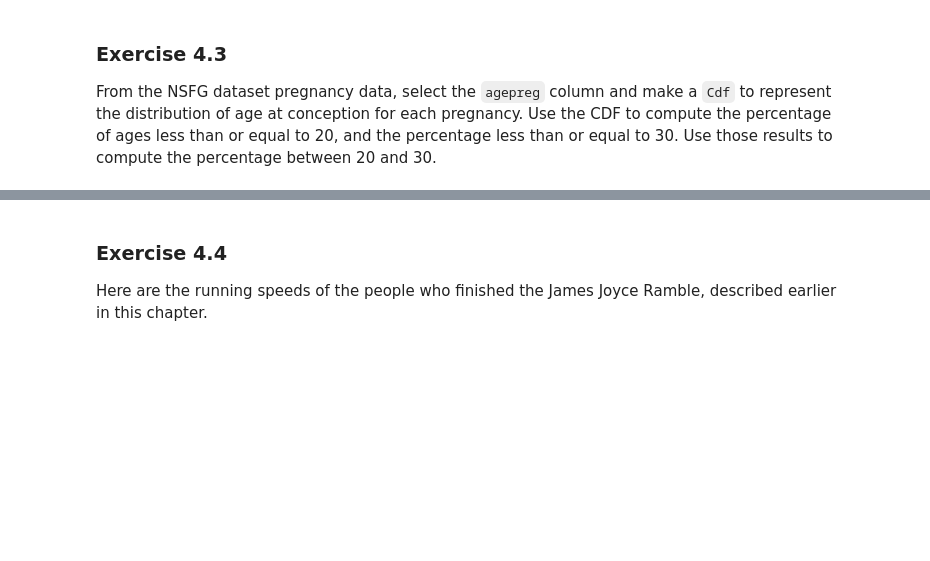
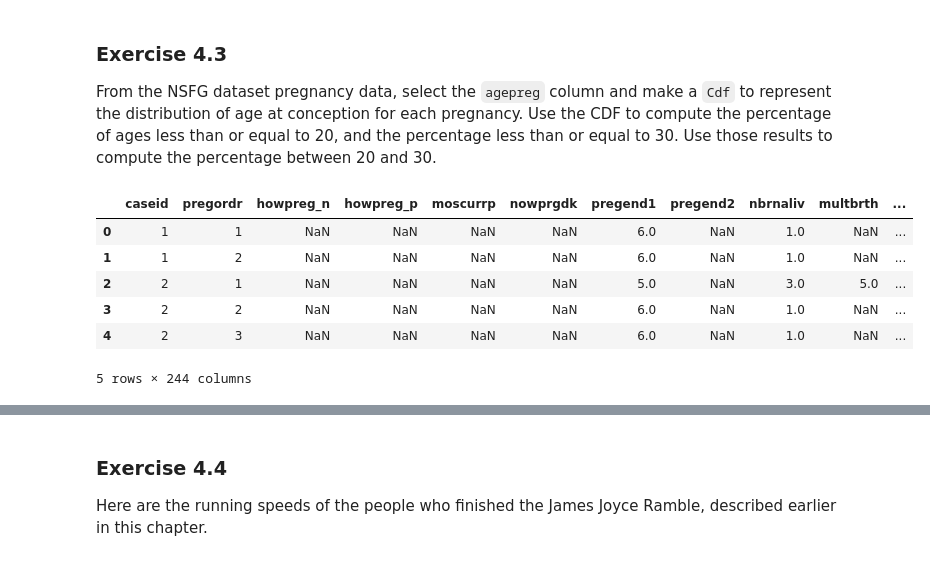
Before and after one commit to gi1no/Education, a Jupyter notebook: ThinkStats/chap04.ipynb, the cells around one changed output, grey strips where cells are left out. Saved outputs shown, nothing was run; the diff lists cells and outputs as text; code cells hidden in the pictures; blank space fills up the shorter version.

```diff
--- a/ThinkStats/chap04.ipynb
+++ b/ThinkStats/chap04.ipynb
@@ -722,6 +747,15 @@ Use those results to compute the percentage between 20 and 30.
 # %%
 from nsfg import read_fem_preg
 
 preg = read_fem_preg()
+preg.head()
+# %% [output]
+|  | caseid | pregordr | howpreg_n | howpreg_p | moscurrp | nowprgdk | pregend1 | pregend2 | nbrnaliv | multbrth | ... |
+| 0 | 1 | 1 | NaN | NaN | NaN | NaN | 6.0 | NaN | 1.0 | NaN | ... |
+| 1 | 1 | 2 | NaN | NaN | NaN | NaN | 6.0 | NaN | 1.0 | NaN | ... |
+| 2 | 2 | 1 | NaN | NaN | NaN | NaN | 5.0 | NaN | 3.0 | 5.0 | ... |
+| 3 | 2 | 2 | NaN | NaN | NaN | NaN | 6.0 | NaN | 1.0 | NaN | ... |
+| 4 | 2 | 3 | NaN | NaN | NaN | NaN | 6.0 | NaN | 1.0 | NaN | ... |
+5 rows × 244 columns
 # %%
 # Solution goes here
```
Also changed, not shown: parts of 8 cells of this notebook.
